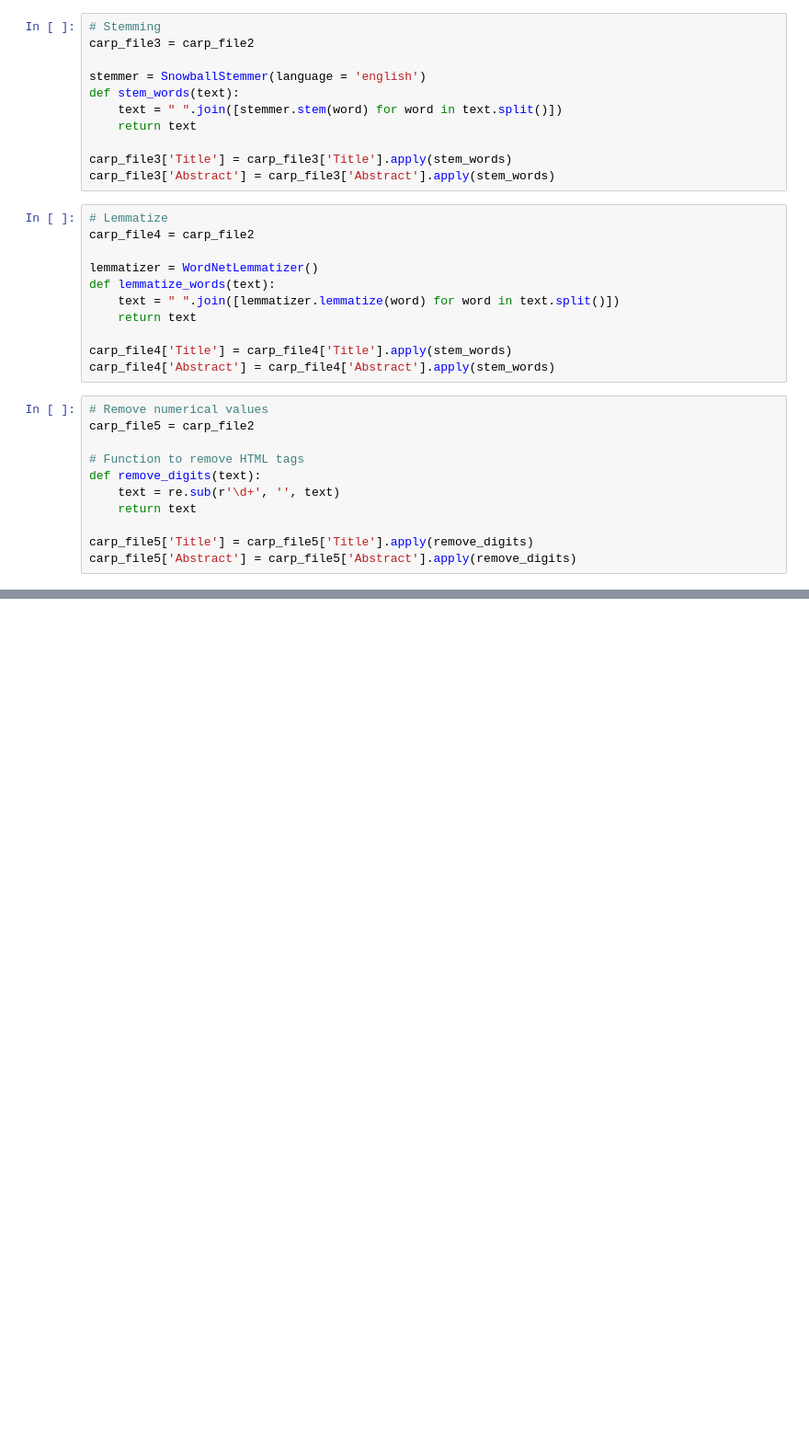
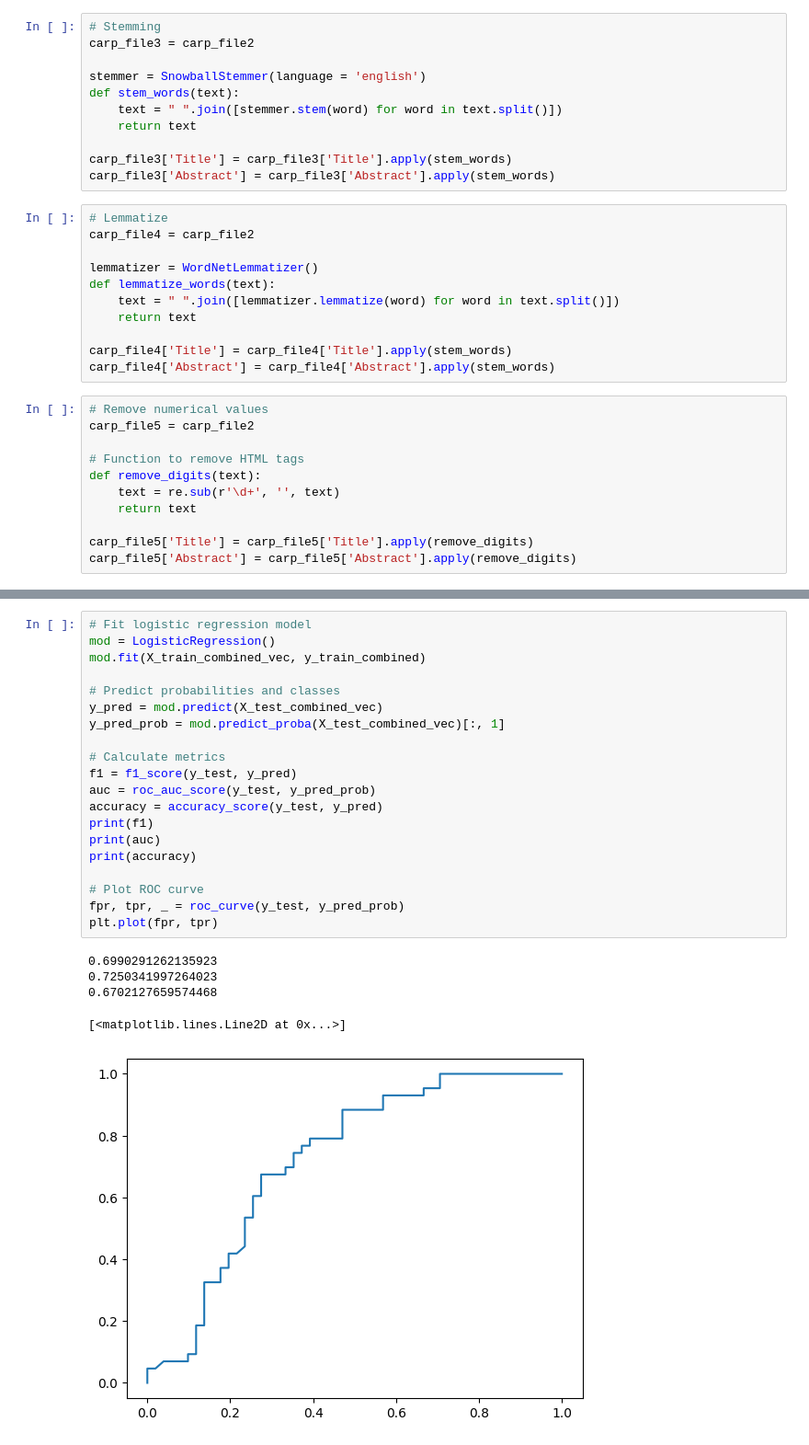
Before and after one commit to JReds12/invasive-fish-ML-article-selection, a Jupyter notebook: mlArticleSelect.ipynb, the cells around one changed output, grey strips where cells are left out. Shown: that part at 92% size. Saved outputs shown, nothing was run; the diff lists cells and outputs as text; blank space fills up the shorter version.

```diff
--- a/mlArticleSelect.ipynb
+++ b/mlArticleSelect.ipynb
@@ -182,0 +304,26 @@ carp_file5['Abstract'] = carp_file5['Abstract'].apply(remove_digits)
+# %%
+# Fit logistic regression model
+mod = LogisticRegression()
+mod.fit(X_train_combined_vec, y_train_combined)
+
+# Predict probabilities and classes
+y_pred = mod.predict(X_test_combined_vec)
+y_pred_prob = mod.predict_proba(X_test_combined_vec)[:, 1]
+
+# Calculate metrics
+f1 = f1_score(y_test, y_pred)
+auc = roc_auc_score(y_test, y_pred_prob)
+accuracy = accuracy_score(y_test, y_pred)
+print(f1)
+print(auc)
+print(accuracy)
+
+# Plot ROC curve
+fpr, tpr, _ = roc_curve(y_test, y_pred_prob)
+plt.plot(fpr, tpr)
+# %% [output]
+0.6990291262135923
+0.7250341997264023
+0.6702127659574468
+[<matplotlib.lines.Line2D at 0x...>]
+[figure, added]
```
Also changed, not shown: parts of 7 cells of this notebook.
